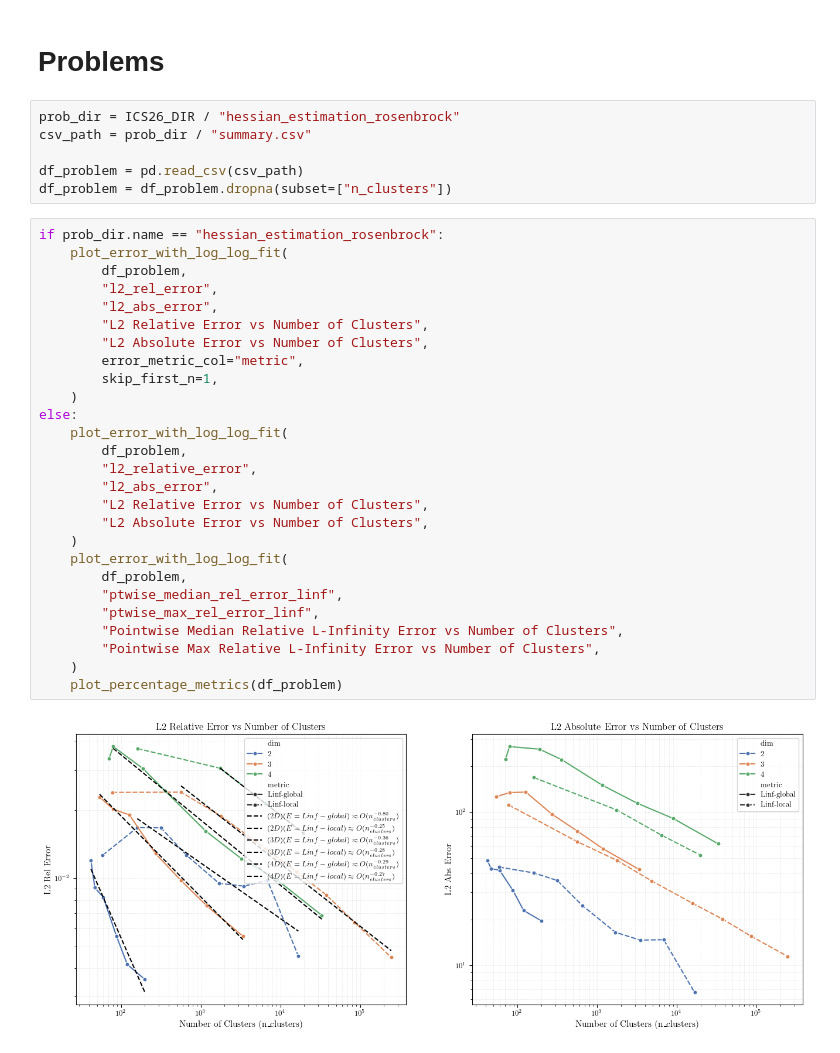
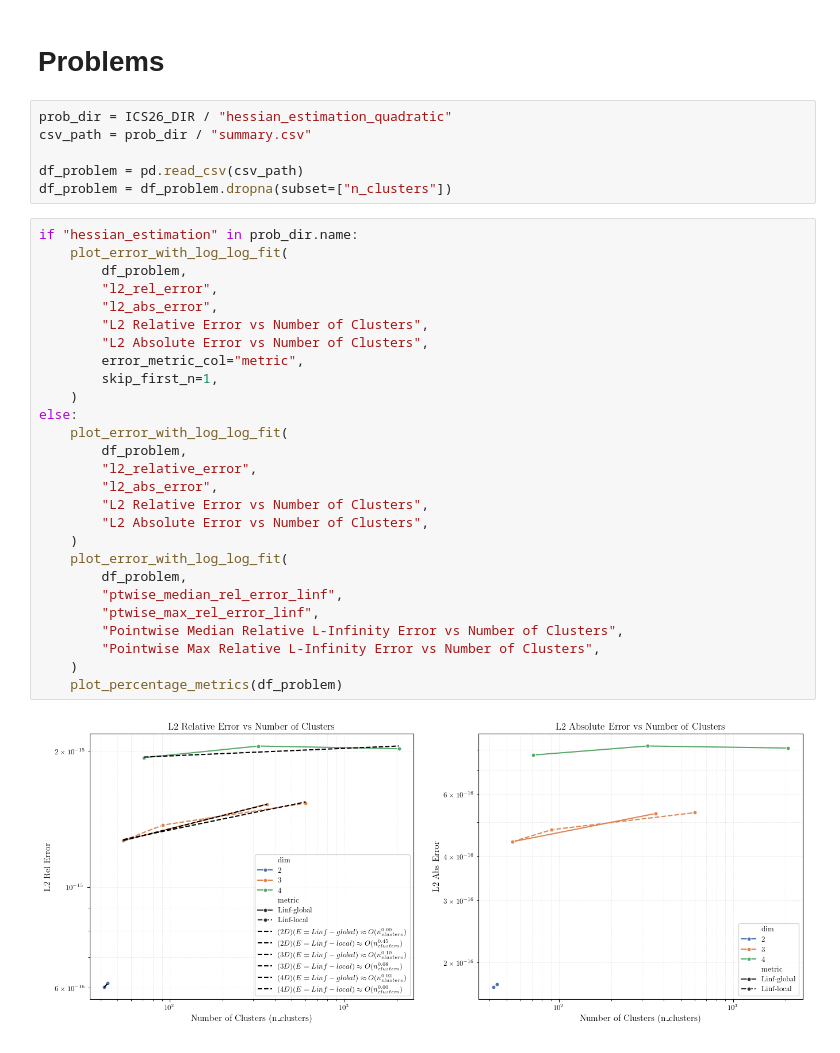
Before and after one commit to ut-padas/affini, a Jupyter notebook: ics26_eda.ipynb, the cells around one changed output. Cells and saved outputs as stored; diff of their text form.

Commit message:
Run H-est conv for quadratic

```diff
--- a/ics26_eda.ipynb
+++ b/ics26_eda.ipynb
@@ -182,40 +183,40 @@ def plot_percentage_metrics(df):
 # %% [markdown]
 # Problems
 # %%
-prob_dir = ICS26_DIR / "hessian_estimation_rosenbrock"
+prob_dir = ICS26_DIR / "hessian_estimation_quadratic"
 csv_path = prob_dir / "summary.csv"
 
 df_problem = pd.read_csv(csv_path)
 df_problem = df_problem.dropna(subset=["n_clusters"])
 # %%
-if prob_dir.name == "hessian_estimation_rosenbrock":
+if "hessian_estimation" in prob_dir.name:
     plot_error_with_log_log_fit(
         df_problem,
         "l2_rel_error",
         "l2_abs_error",
         "L2 Relative Error vs Number of Clusters",
         "L2 Absolute Error vs Number of Clusters",
         error_metric_col="metric",
         skip_first_n=1,
     )
 else:
     plot_error_with_log_log_fit(
         df_problem,
         "l2_relative_error",
         "l2_abs_error",
         "L2 Relative Error vs Number of Clusters",
         "L2 Absolute Error vs Number of Clusters",
     )
     plot_error_with_log_log_fit(
         df_problem,
         "ptwise_median_rel_error_linf",
         "ptwise_max_rel_error_linf",
         "Pointwise Median Relative L-Infinity Error vs Number of Clusters",
         "Pointwise Max Relative L-Infinity Error vs Number of Clusters",
     )
     plot_percentage_metrics(df_problem)
 # %% [output]
-[figure, old version]
+[figure, new version]
 # %%
 def get_renamed_df(df):
     rename_cols = {
```
Also changed, not shown: parts of 2 cells of this notebook, 1 other file.
